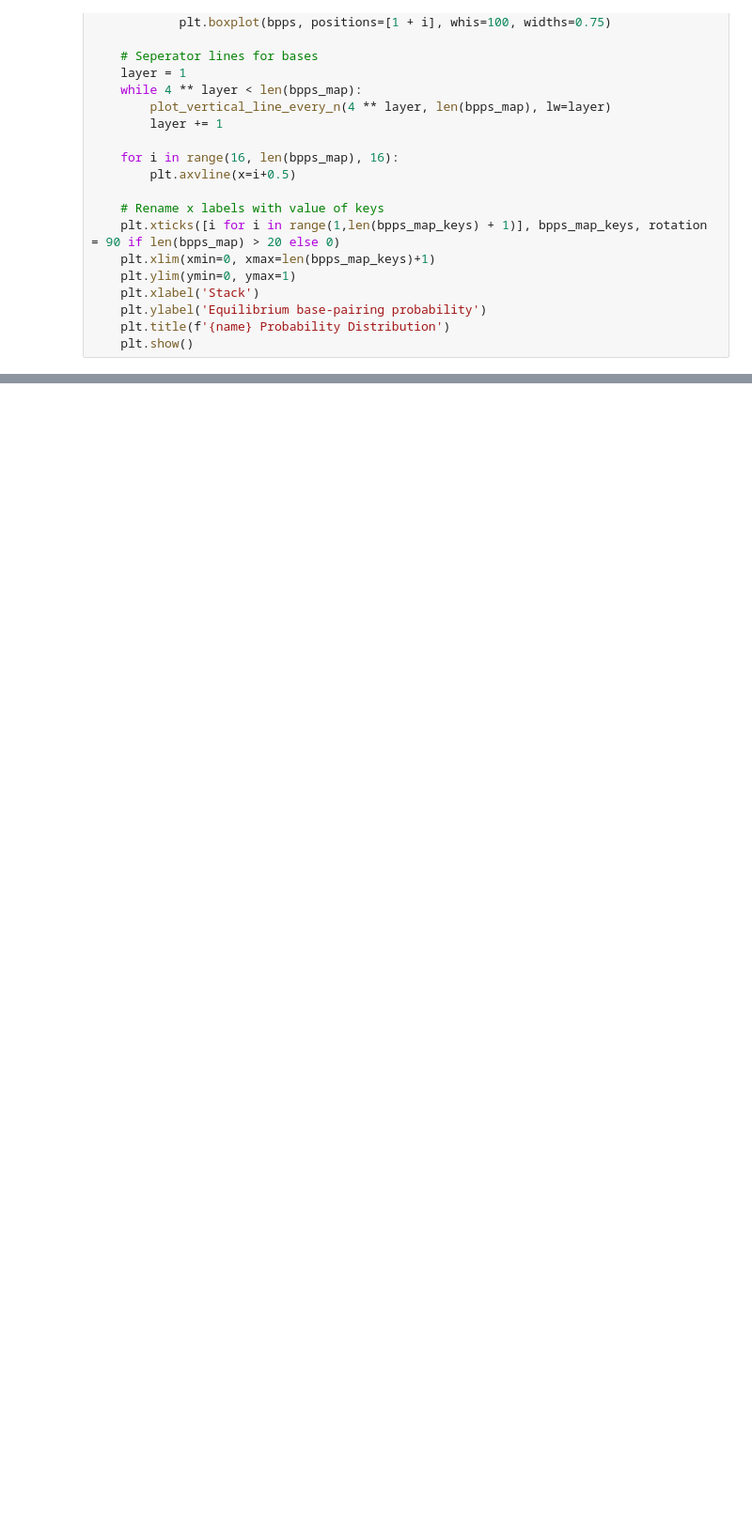
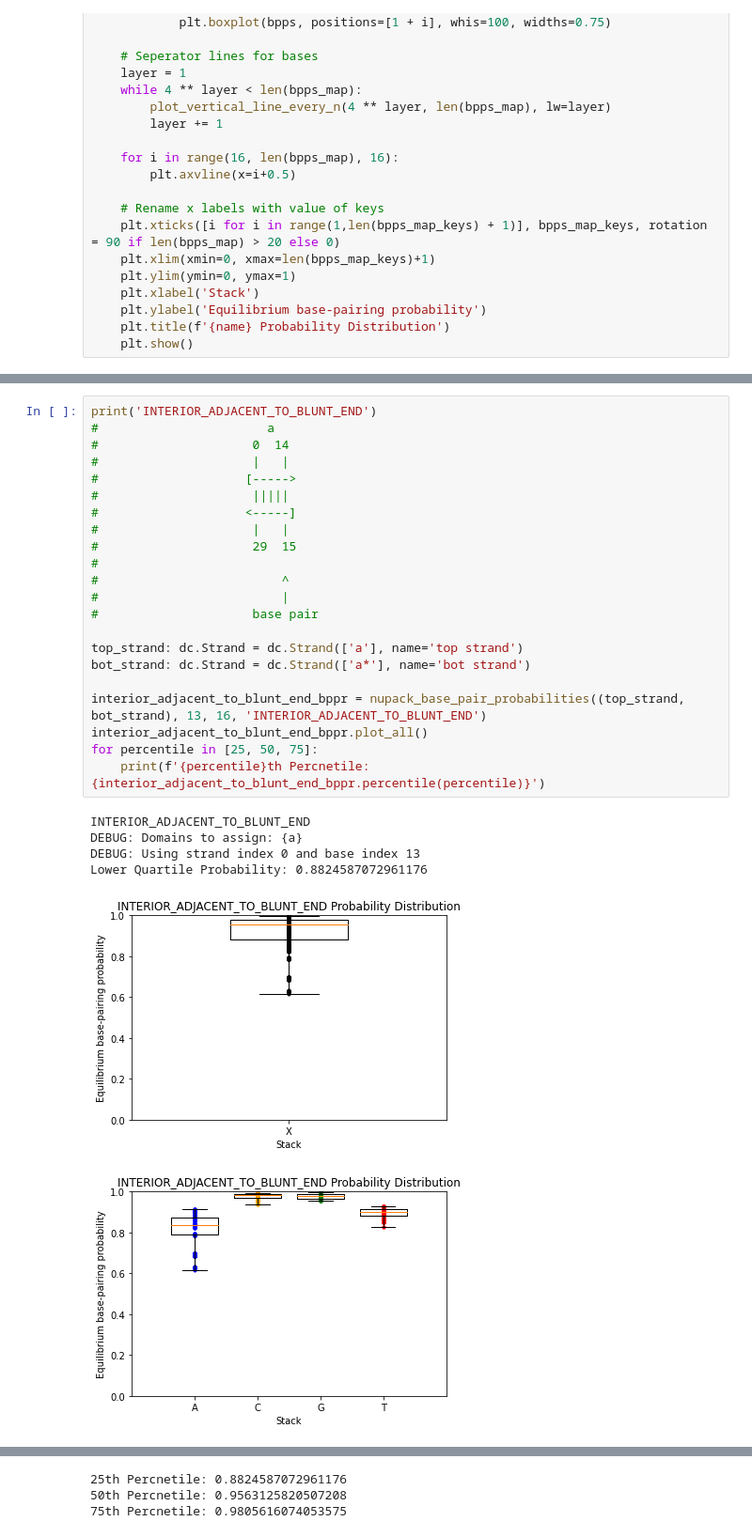
Before and after one commit to UC-Davis-molecular-computing/nuad, a Jupyter notebook: base_pair_probability.ipynb, the cells around one changed output, grey strips where cells are left out. Shown at 94% size. Cells and saved outputs as stored; diff of their text form; blank space fills up the shorter version.

```diff
--- a/base_pair_probability.ipynb
+++ b/base_pair_probability.ipynb
@@ -319 +319,30 @@ Lower Quartile Probability: 0.3382267685496765
 [figure]
+# %%
+print('INTERIOR_ADJACENT_TO_BLUNT_END')
+#                       a
+#                     0  14
+#                     |   |
+#                    [----->
+#                     |||||
+#                    <-----]
+#                     |   |
+#                     29  15
+#
+#                         ^
+#                         |
+#                     base pair
+
+top_strand: dc.Strand = dc.Strand(['a'], name='top strand')
+bot_strand: dc.Strand = dc.Strand(['a*'], name='bot strand')
+
+interior_adjacent_to_blunt_end_bppr = nupack_base_pair_probabilities((top_strand, bot_strand), 13, 16, 'INTERIOR_ADJACENT_TO_BLUNT_END')
+interior_adjacent_to_blunt_end_bppr.plot_all()
+for percentile in [25, 50, 75]:
+    print(f'{percentile}th Percnetile: {interior_adjacent_to_blunt_end_bppr.percentile(percentile)}')
+# %% [output]
+INTERIOR_ADJACENT_TO_BLUNT_END
+DEBUG: Domains to assign: {a}
+DEBUG: Using strand index 0 and base index 13
+Lower Quartile Probability: 0.8824587072961176
+[figure, added]
+[figure, added]
@@ -320,3 +350,6 @@ Lower Quartile Probability: 0.3382267685496765
+25th Percnetile: 0.8824587072961176
+50th Percnetile: 0.9563125820507208
+75th Percnetile: 0.9805616074053575
 # %%
 print('NICK_3P')
 #                       a      b
```
Also changed, not shown: parts of 23 cells of this notebook, 2 other files.
